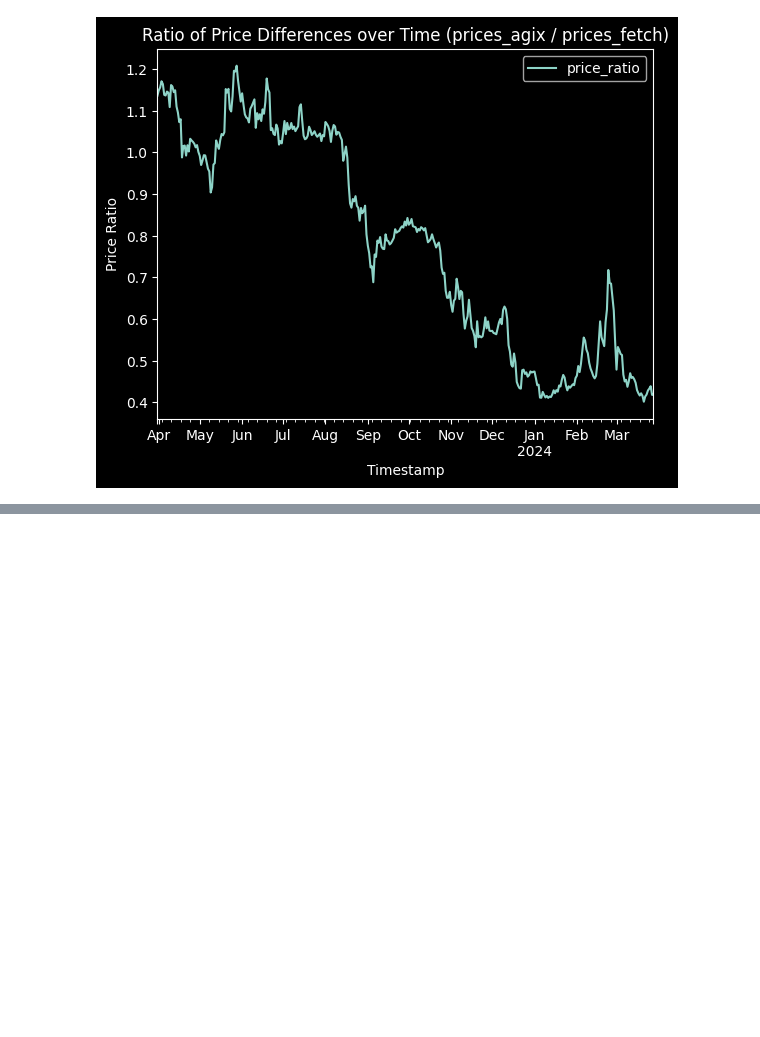
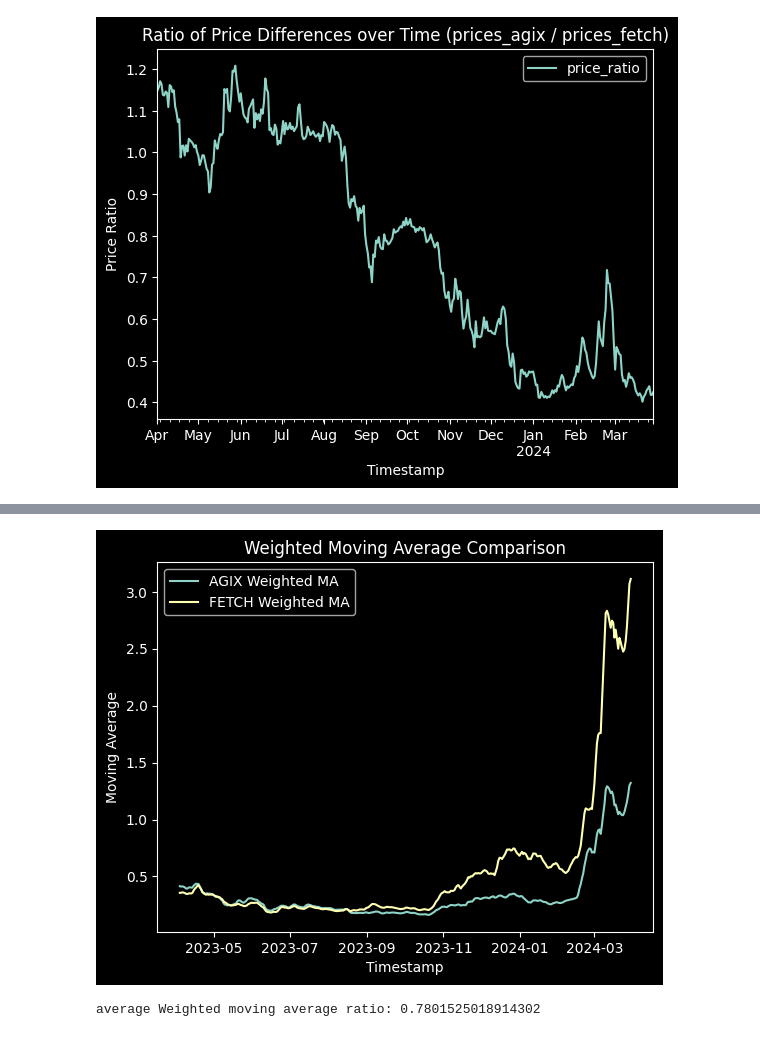
Before and after one commit to Murat-U-Saglam/AGIX----ASI-feasability-analysis, a Jupyter notebook: feasability.ipynb, the cells around one changed output, grey strips where cells are left out. Drawn from its saved outputs; the diff is of its cells as text; code cells hidden in the pictures; blank space fills up the shorter version.

Commit message:
Added Weighted moving average

```diff
--- a/feasability.ipynb
+++ b/feasability.ipynb
@@ -123,0 +124,33 @@ average_price_ratio: 0.7834244922649215
+# %%
+# 0-3 months : 40%
+# 3-6 months : 30%
+# 6-9 months : 20%
+# 9-12 months : 10%
+
+
+def weighted_moving_average(data: pd.Series, weights: list) -> pd.Series:
+    weighted_ma = data.rolling(window=len(weights)).apply(func=lambda x: np.dot(x, weights), raw=True)
+    return weighted_ma
+
+# Example usage
+weights = [0.1, 0.2, 0.3, 0.4]
+agix_weighted_ma = weighted_moving_average(data=df_agix['prices'], weights=weights)
+fetch_weighted_ma = weighted_moving_average(data=df_fetch['prices'], weights=weights)
+
+
+# Plot the moving average
+plt.plot(df_agix['timestamp'], agix_weighted_ma, label='AGIX Weighted MA')
+plt.plot(df_fetch['timestamp'], fetch_weighted_ma, label='FETCH Weighted MA')
+plt.xlabel(xlabel='Timestamp')
+plt.ylabel(ylabel='Moving Average')
+plt.title(label='Weighted Moving Average Comparison')
+plt.legend()
+plt.show()
+
+
+df_merged['weighted_SMA_ratio'] = agix_weighted_ma/fetch_weighted_ma
+average_weighted_ma_ratio = df_merged['weighted_SMA_ratio'].mean()
+print(f"average Weighted moving average ratio: {average_weighted_ma_ratio}")
+# %% [output]
+[figure, added]
+average Weighted moving average ratio: 0.7801525018914302
```
Also changed, not shown: parts of 3 cells of this notebook, 1 other file.
